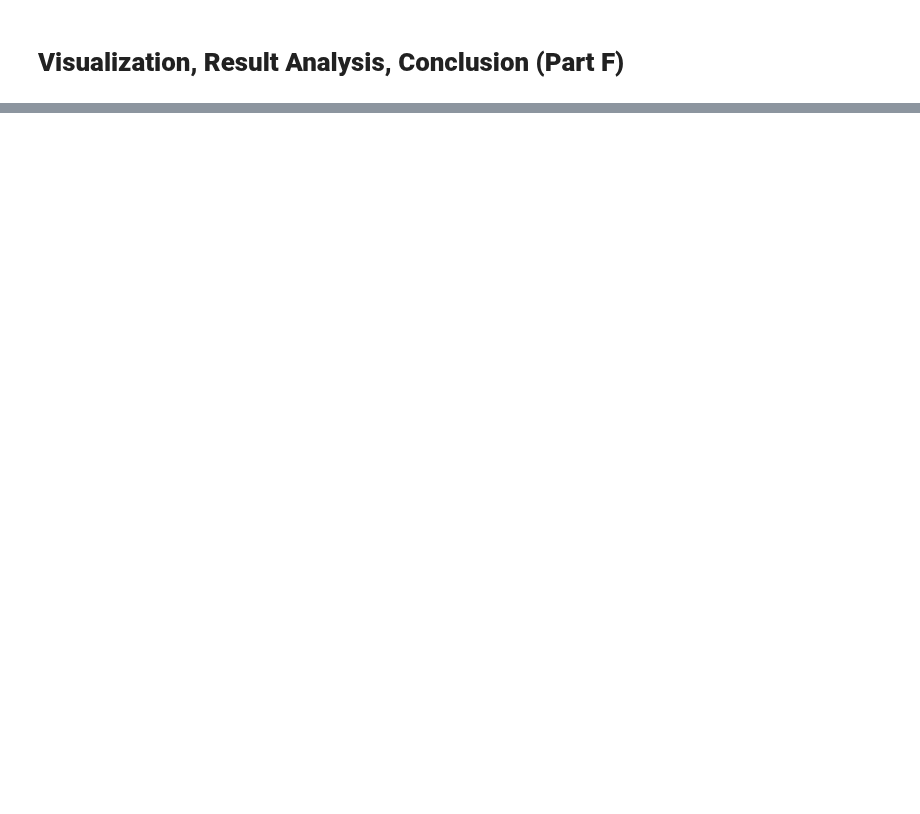
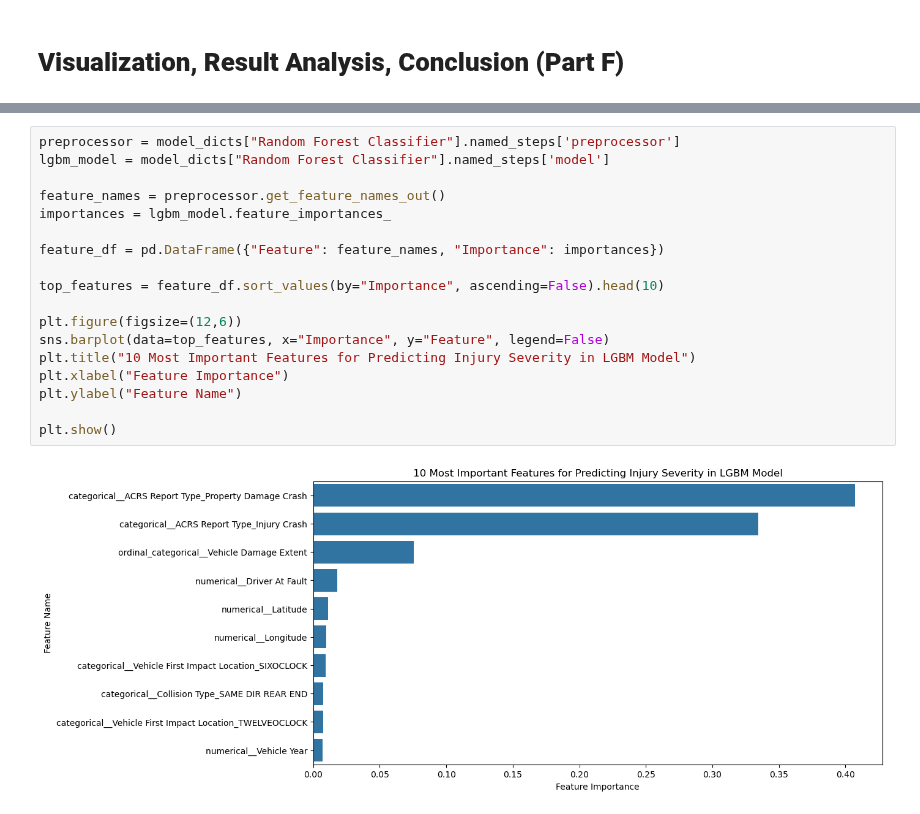
Before and after one commit to saiAbhiPrabhu/CMSC320_FinalProject, a Jupyter notebook: final_project.ipynb, the cells around one changed output, grey strips where cells are left out. Cells and saved outputs as stored; diff of their text form; blank space fills up the shorter version.

```diff
--- a/final_project.ipynb
+++ b/final_project.ipynb
@@ -726,0 +775,20 @@ MINOR/MODERATE       0.68      0.65      0.66      2910
+# %%
+preprocessor = model_dicts["Random Forest Classifier"].named_steps['preprocessor']
+lgbm_model = model_dicts["Random Forest Classifier"].named_steps['model']
+
+feature_names = preprocessor.get_feature_names_out()
+importances = lgbm_model.feature_importances_
+
+feature_df = pd.DataFrame({"Feature": feature_names, "Importance": importances})
+
+top_features = feature_df.sort_values(by="Importance", ascending=False).head(10)
+
+plt.figure(figsize=(12,6))
+sns.barplot(data=top_features, x="Importance", y="Feature", legend=False)
+plt.title("10 Most Important Features for Predicting Injury Severity in LGBM Model")
+plt.xlabel("Feature Importance")
+plt.ylabel("Feature Name")
+
+plt.show()
+# %% [output]
+[figure, added]
```
Also changed, not shown: parts of 11 cells of this notebook, 1 other file.
